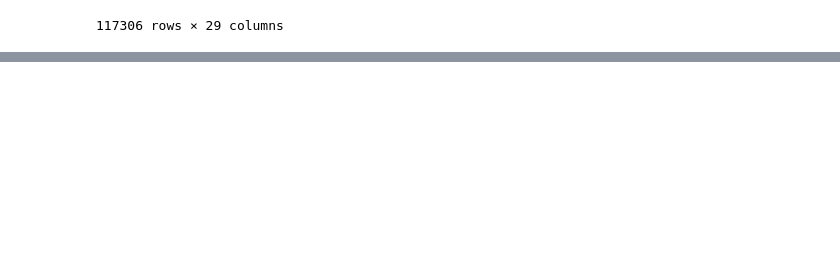
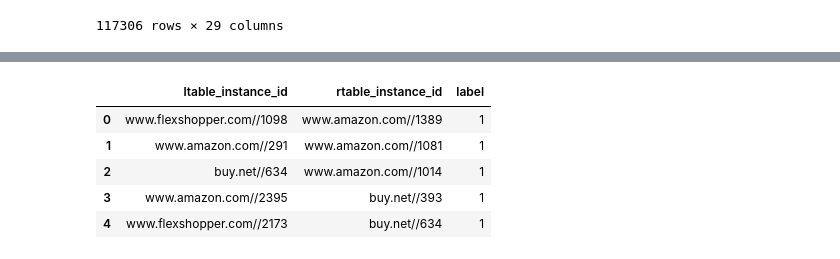
Before and after one commit to Samir55/sigmod2021_teamAAA, a Jupyter notebook: notebooks/prepare_sigmod_data.ipynb, the cells around one changed output, grey strips where cells are left out. Saved outputs shown, nothing was run; the diff lists cells and outputs as text; code cells hidden in the pictures; blank space fills up the shorter version.

```diff
--- a/notebooks/prepare_sigmod_data.ipynb
+++ b/notebooks/prepare_sigmod_data.ipynb
@@ -174,3 +165,6 @@ x2_test
 | 117646 | www.vology.com//3017 | Lenovo ThinkPad X230 2320 - 12.5 ... | Intel Core i7 ( 3rd Gen ) 3520M /... | Intel Core i7 ( 3rd Gen ) 3520M /... | Intel Core i7 ( 3rd Gen ) 3520M /... | Intel Core i7 ( 3rd Gen ) 3520M /... | ... |
 | 117647 | www.vology.com//3017 | Lenovo ThinkPad X230 2320 - 12.5 ... | Intel Core i7 ( 3rd Gen ) 3520M /... | Intel Core i7 ( 3rd Gen ) 3520M /... | Intel Core i7 ( 3rd Gen ) 3520M /... | Intel Core i7 ( 3rd Gen ) 3520M /... | ... |
 117306 rows × 29 columns
+# %%
+g = pd.read_csv("../data/sigmod/Y2.csv")
+g.head()
@@ -176,0 +178,11 @@ x2_test
+# %%
+g.columns = ['ltable_instance_id', 'rtable_instance_id', 'label']
+# %%
+g.head()
+# %% [output]
+|  | ltable_instance_id | rtable_instance_id | label |
+| 0 | www.flexshopper.com//1098 | www.amazon.com//1389 | 1 |
+| 1 | www.amazon.com//291 | www.amazon.com//1081 | 1 |
+| 2 | buy.net//634 | www.amazon.com//1014 | 1 |
+| 3 | www.amazon.com//2395 | buy.net//393 | 1 |
+| 4 | www.flexshopper.com//2173 | buy.net//634 | 1 |
```
Also changed, not shown: parts of 4 cells of this notebook, 5 other files.
